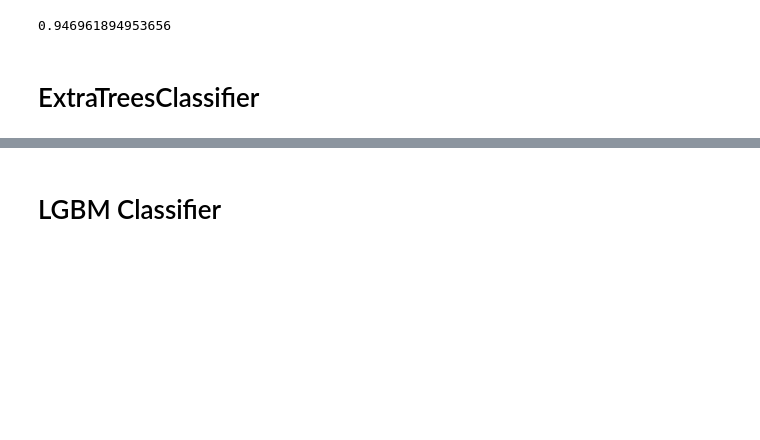
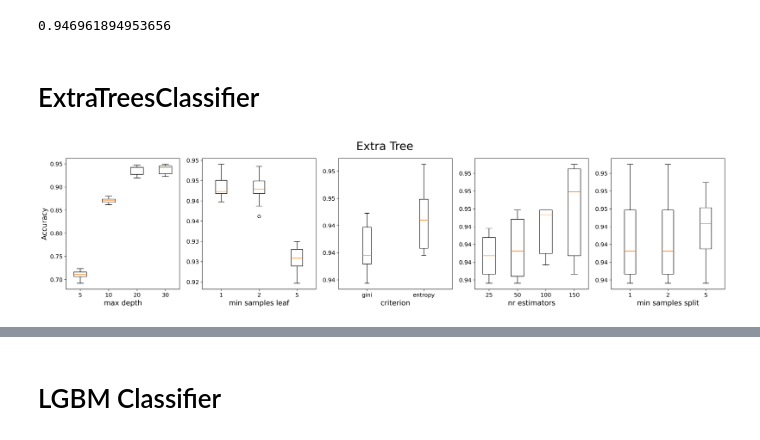
Before and after one commit to LorenzoRimella/ML_tunneling, a Jupyter notebook: model_selection_training.ipynb, the cells around one changed output, grey strips where cells are left out. Cells and saved outputs as stored; diff of their text form; code cells hidden in the pictures; blank space fills up the shorter version.

```diff
--- a/model_selection_training.ipynb
+++ b/model_selection_training.ipynb
@@ -204,6 +269,51 @@ criterion_list  = ["gini", "entropy"]
 # %%
 accuracy_vector_ExtraTree = np.load("data/accuracy_ExtraTree.npy")
 max_index = np.unravel_index(np.argmax(accuracy_vector_ExtraTree), accuracy_vector_ExtraTree.shape)
+# %%
+fig, ax = plt.subplots(nrows = 1, ncols = 5, figsize = (25, 5), dpi=300)
+
+fig.suptitle('Extra Tree', fontsize = 24)
+
+ax[0].set_ylabel("Accuracy")
+
+boxplot_3 = []
+for i in range(accuracy_vector_ExtraTree.shape[2]):
+    boxplot_3.append(np.matrix.flatten(accuracy_vector_ExtraTree[:,:,i,:,:]))
+ax[0].boxplot(boxplot_3, labels = max_depth_list)
+ax[0].set_xlabel(r"max depth")
+ax[0].yaxis.set_major_formatter(FormatStrFormatter('%.2f'))
+
+boxplot_4 = []
+for i in range(accuracy_vector_ExtraTree.shape[3]):
+    boxplot_4.append(np.matrix.flatten(accuracy_vector_ExtraTree[:,:,[2,3],i,:]))
+ax[1].boxplot(boxplot_4, labels = min_samples_leaf_list)
+ax[1].set_xlabel(r"min samples leaf")
+ax[1].yaxis.set_major_formatter(FormatStrFormatter('%.2f'))
+
+boxplot_5 = []
+for i in range(accuracy_vector_ExtraTree.shape[4]):
+    boxplot_5.append(np.matrix.flatten(accuracy_vector_ExtraTree[:,:,[2,3],[0,1],i]))
+ax[2].boxplot(boxplot_5, labels = criterion_list)
+ax[2].set_xlabel("criterion")
+ax[2].yaxis.set_major_formatter(FormatStrFormatter('%.2f'))
+
+boxplot_1 = []
+for i in range(accuracy_vector_ExtraTree.shape[0]):
+    boxplot_1.append(np.matrix.flatten(accuracy_vector_ExtraTree[i,:,[2,3],[0,1],1]))
+ax[3].boxplot(boxplot_1, labels = n_estimators_list)
+ax[3].set_xlabel(r"nr estimators")
+ax[3].yaxis.set_major_formatter(FormatStrFormatter('%.2f'))
+
+boxplot_2 = []
+for i in range(accuracy_vector_ExtraTree.shape[1]):
+    boxplot_2.append(np.matrix.flatten(accuracy_vector_ExtraTree[:,i,[2,3],[0,1],1]))
+ax[4].boxplot(boxplot_2, labels = min_samples_split_list)
+ax[4].set_xlabel(r"min samples split")
+ax[4].yaxis.set_major_formatter(FormatStrFormatter('%.2f'))
+
+fig.savefig('data/figures/boxplots_ExtraTree.png', bbox_inches="tight", dpi = 300)
+# %% [output]
+[figure, added]
 # %%
 clf = ExtraTreesClassifier( n_estimators = n_estimators_list[max_index[0]],
                             min_samples_split = min_samples_split_list[max_index[1]],
```
Also changed, not shown: parts of 13 cells of this notebook, 5 other files.
